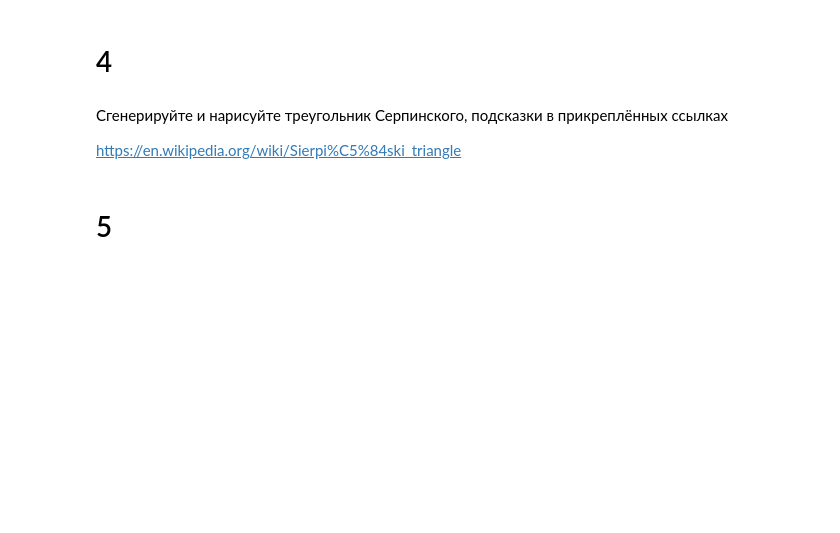
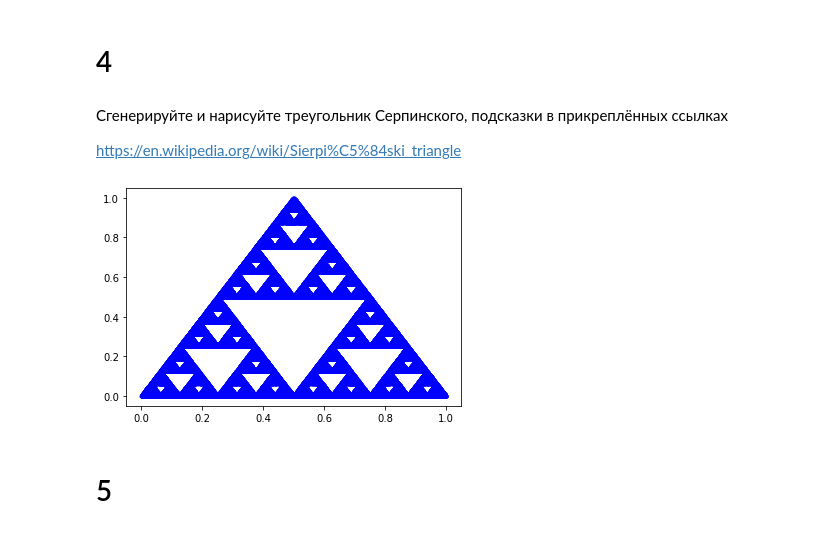
Before and after one commit to Freddsle/BI_2021_Python, a Jupyter notebook: python_homework/random_practice/random_practice.ipynb, the cells around one changed output. Drawn from its saved outputs; the diff is of its cells as text; code cells hidden in the pictures; blank space fills up the shorter version.

```diff
--- a/python_homework/random_practice/random_practice.ipynb
+++ b/python_homework/random_practice/random_practice.ipynb
@@ -224,3 +219,29 @@ def create_serp_triange():
+# %%
+def create_sierpinski():
+    """
+    Generate and plot Sierpiński triangle.
+    """
+    vertices = [(0.0, 0.0), (0.5, 1.0), (1.0, 0.0)]
+    points = []
+
+    x, y = random.choice(vertices)
+
+    for i in range(100000):
+        vx, vy = random.choice(vertices)
+        x = (vx + x) / 2.0
+        y = (vy + y) / 2.0
+        points.append((x, y))
+
+    x = [x for (x, y) in points]
+    y = [y for (x, y) in points]
+
+    plt.plot(x, y, 'b.')
+    plt.show()
+
+
+create_sierpinski()
+# %% [output]
+[figure, added]
 # %% [markdown]
 # 5
 # %% [markdown]
```
Also changed, not shown: parts of 3 cells of this notebook, 4 other files.
